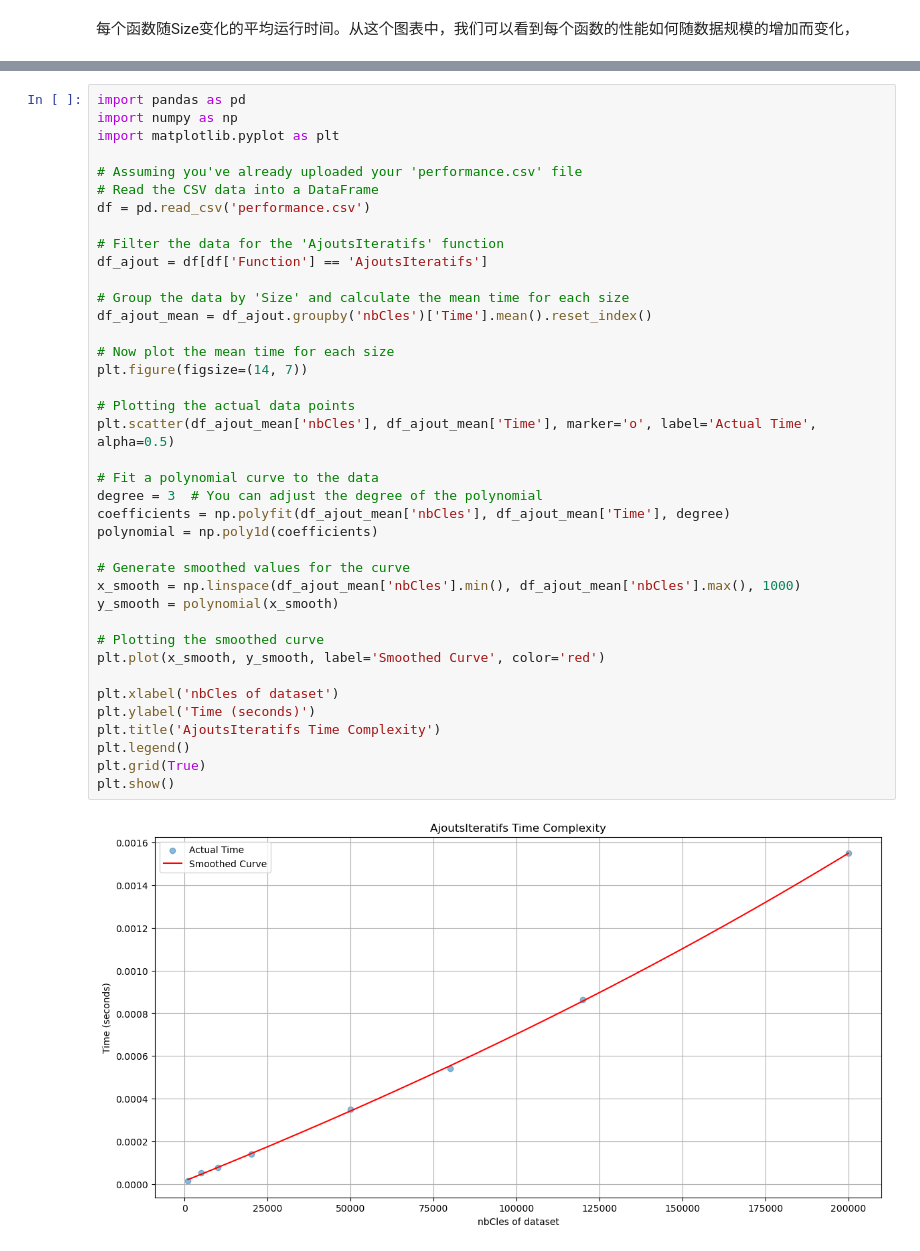
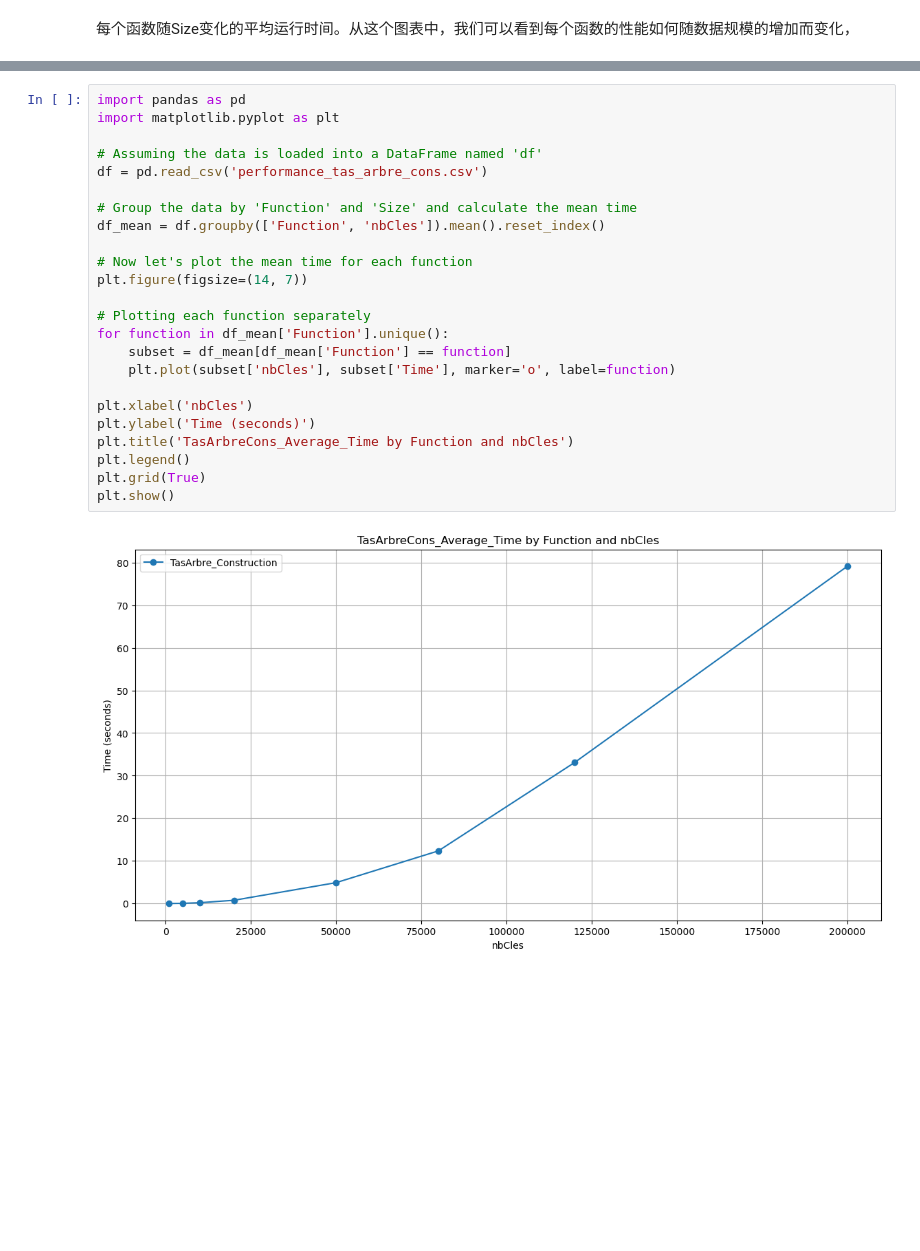
Before and after one commit to yangx219/ZHANG_YANG_ALGAV, a Jupyter notebook: ALGAV_projet.ipynb, the cells around one changed output, grey strips where cells are left out. Saved outputs shown, nothing was run; the diff lists cells and outputs as text; blank space fills up the shorter version.

```diff
--- a/ALGAV_projet.ipynb
+++ b/ALGAV_projet.ipynb
@@ -67,41 +33,26 @@ SyntaxError: invalid syntax (328444786.py, line 23)
-# %%
-import pandas as pd
-import numpy as np
-import matplotlib.pyplot as plt
-
-# Assuming you've already uploaded your 'performance.csv' file
-# Read the CSV data into a DataFrame
-df = pd.read_csv('performance.csv')
-
-# Filter the data for the 'AjoutsIteratifs' function
-df_ajout = df[df['Function'] == 'AjoutsIteratifs']
-
-# Group the data by 'Size' and calculate the mean time for each size
-df_ajout_mean = df_ajout.groupby('nbCles')['Time'].mean().reset_index()
-
-# Now plot the mean time for each size
-plt.figure(figsize=(14, 7))
-
-# Plotting the actual data points
-plt.scatter(df_ajout_mean['nbCles'], df_ajout_mean['Time'], marker='o', label='Actual Time', alpha=0.5)
-
-# Fit a polynomial curve to the data
-degree = 3  # You can adjust the degree of the polynomial
-coefficients = np.polyfit(df_ajout_mean['nbCles'], df_ajout_mean['Time'], degree)
-polynomial = np.poly1d(coefficients)
-
-# Generate smoothed values for the curve
-x_smooth = np.linspace(df_ajout_mean['nbCles'].min(), df_ajout_mean['nbCles'].max(), 1000)
-y_smooth = polynomial(x_smooth)
-
-# Plotting the smoothed curve
-plt.plot(x_smooth, y_smooth, label='Smoothed Curve', color='red')
-
-plt.xlabel('nbCles of dataset')
-plt.ylabel('Time (seconds)')
-plt.title('AjoutsIteratifs Time Complexity')
-plt.legend()
-plt.grid(True)
-plt.show()
-# %% [output]
-[figure, removed]
+# %%
+import pandas as pd
+import matplotlib.pyplot as plt
+
+# Assuming the data is loaded into a DataFrame named 'df'
+df = pd.read_csv('performance_tas_arbre_cons.csv')
+
+# Group the data by 'Function' and 'Size' and calculate the mean time
+df_mean = df.groupby(['Function', 'nbCles']).mean().reset_index()
+
+# Now let's plot the mean time for each function
+plt.figure(figsize=(14, 7))
+
+# Plotting each function separately
+for function in df_mean['Function'].unique():
+    subset = df_mean[df_mean['Function'] == function]
+    plt.plot(subset['nbCles'], subset['Time'], marker='o', label=function)
+
+plt.xlabel('nbCles')
+plt.ylabel('Time (seconds)')
+plt.title('TasArbreCons_Average_Time by Function and nbCles')
+plt.legend()
+plt.grid(True)
+plt.show()
+# %% [output]
+[figure, added]
```
Also changed, not shown: parts of 5 cells of this notebook, 22 other files.
